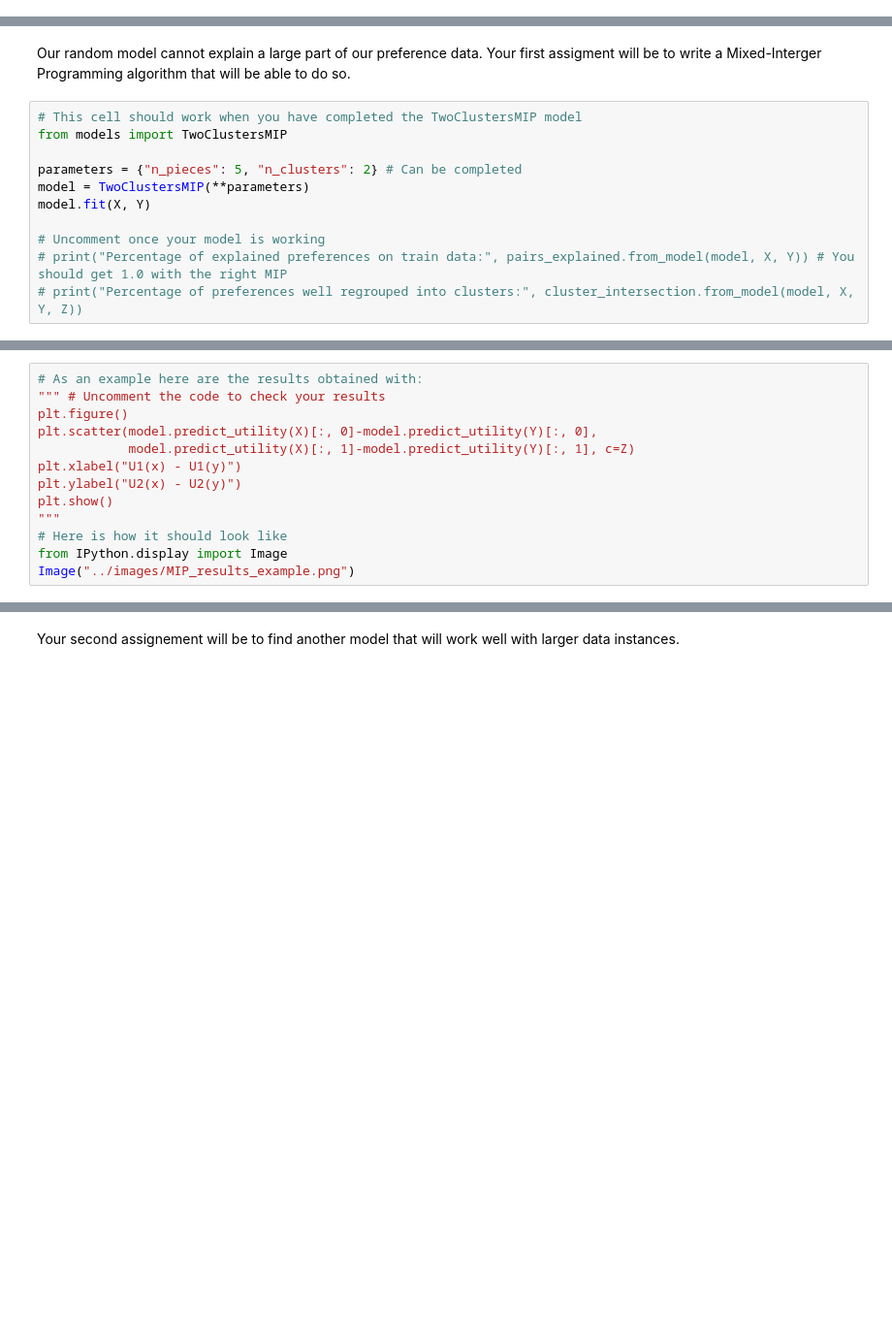
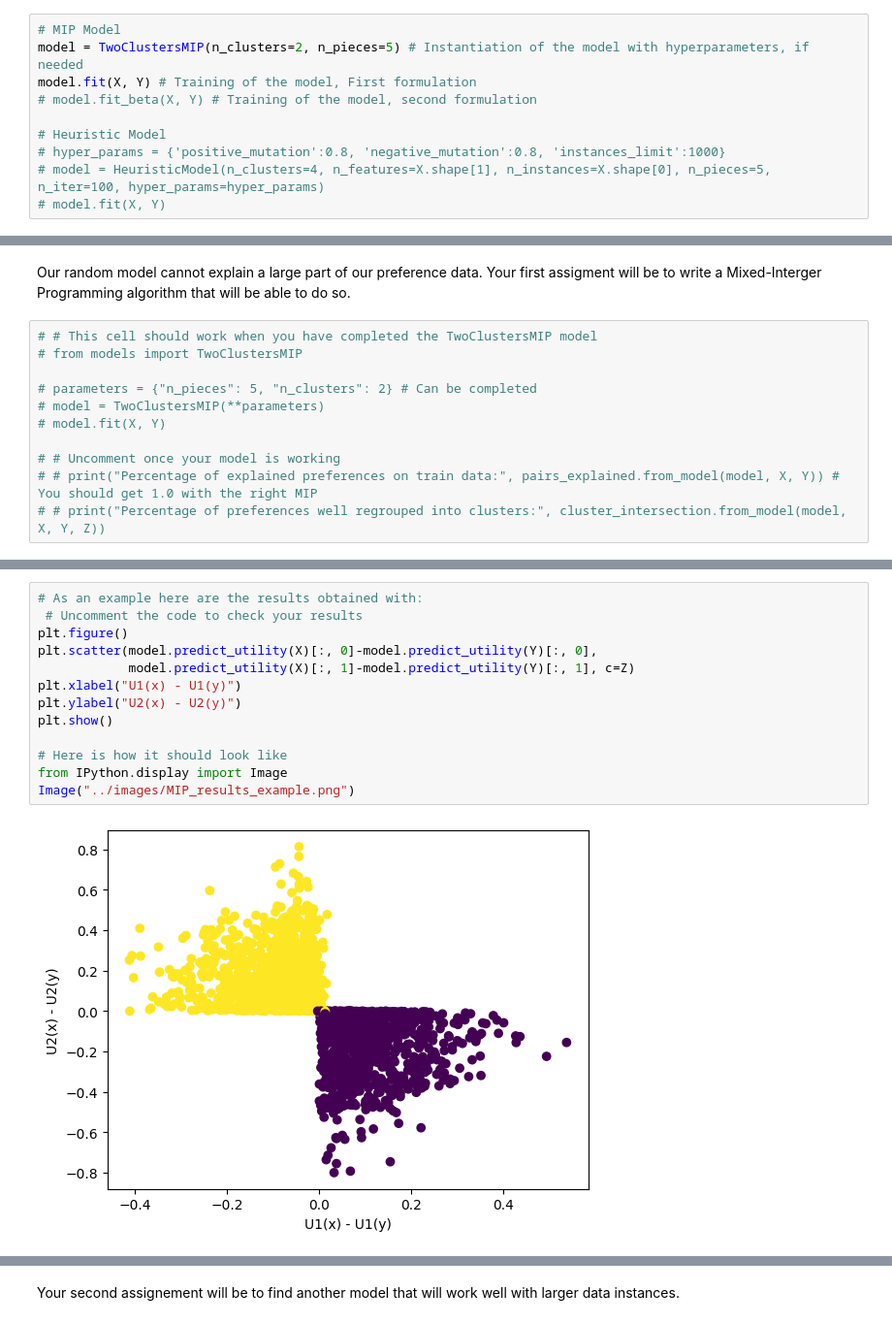
Before and after one commit to abdelillah-bourchad/cs-sdp-2023-24, a Jupyter notebook: notebooks/example.ipynb, the cells around one changed output, grey strips where cells are left out. Shown at 97% size. Cells and saved outputs as stored; diff of their text form; blank space fills up the shorter version.

```diff
--- a/notebooks/example.ipynb
+++ b/notebooks/example.ipynb
@@ -20,0 +17,10 @@ model.fit(X, Y) # Training of the model, using preference data
+# %%
+# MIP Model
+model = TwoClustersMIP(n_clusters=2, n_pieces=5) # Instantiation of the model with hyperparameters, if needed
+model.fit(X, Y) # Training of the model, First formulation
+# model.fit_beta(X, Y) # Training of the model, second formulation
+
+# Heuristic Model
+# hyper_params = {'positive_mutation':0.8, 'negative_mutation':0.8, 'instances_limit':1000}
+# model = HeuristicModel(n_clusters=4, n_features=X.shape[1], n_instances=X.shape[0], n_pieces=5, n_iter=100, hyper_params=hyper_params)
+# model.fit(X, Y)
@@ -96,13 +134,13 @@ plt.show()
 # %% [markdown]
 Our random model cannot explain a large part of our preference data. Your first assigment will be to write a Mixed-Interger Programming algorithm that will be able to do so.
 # %%
-# This cell should work when you have completed the TwoClustersMIP model
-from models import TwoClustersMIP
+# # This cell should work when you have completed the TwoClustersMIP model
+# from models import TwoClustersMIP
 
-parameters = {"n_pieces": 5, "n_clusters": 2} # Can be completed
-model = TwoClustersMIP(**parameters)
-model.fit(X, Y)
+# parameters = {"n_pieces": 5, "n_clusters": 2} # Can be completed
+# model = TwoClustersMIP(**parameters)
+# model.fit(X, Y)
 
-# Uncomment once your model is working
-# print("Percentage of explained preferences on train data:", pairs_explained.from_model(model, X, Y)) # You should get 1.0 with the right MIP
-# print("Percentage of preferences well regrouped into clusters:", cluster_intersection.from_model(model, X, Y, Z))
+# # Uncomment once your model is working
+# # print("Percentage of explained preferences on train data:", pairs_explained.from_model(model, X, Y)) # You should get 1.0 with the right MIP
+# # print("Percentage of preferences well regrouped into clusters:", cluster_intersection.from_model(model, X, Y, Z))
@@ -109,13 +157,15 @@ model.fit(X, Y)
 # %%
 # As an example here are the results obtained with:
-""" # Uncomment the code to check your results
+ # Uncomment the code to check your results
 plt.figure()
 plt.scatter(model.predict_utility(X)[:, 0]-model.predict_utility(Y)[:, 0],
             model.predict_utility(X)[:, 1]-model.predict_utility(Y)[:, 1], c=Z)
 plt.xlabel("U1(x) - U1(y)")
 plt.ylabel("U2(x) - U2(y)")
 plt.show()
-"""
+
 # Here is how it should look like
 from IPython.display import Image
 Image("../images/MIP_results_example.png")
+# %% [output]
+[figure, added]
```
Also changed, not shown: parts of 13 cells of this notebook.
